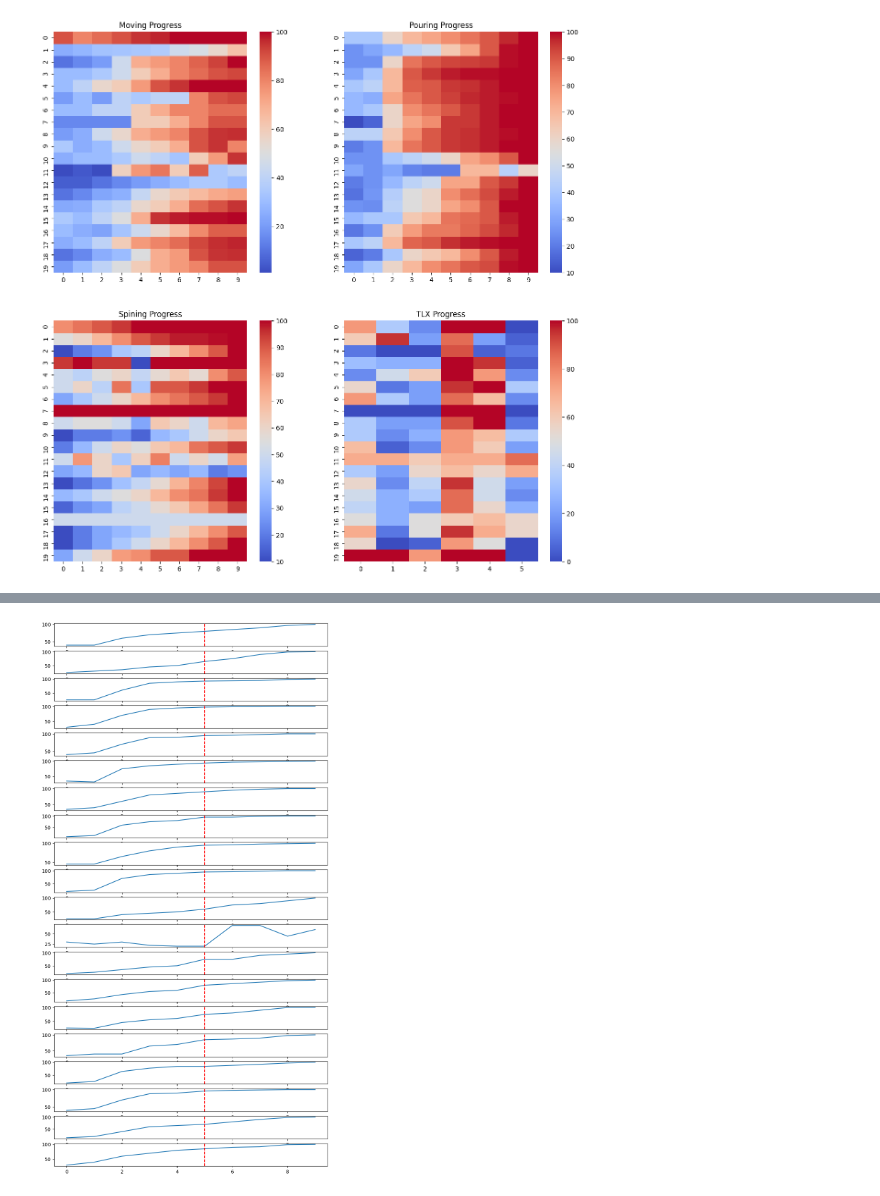
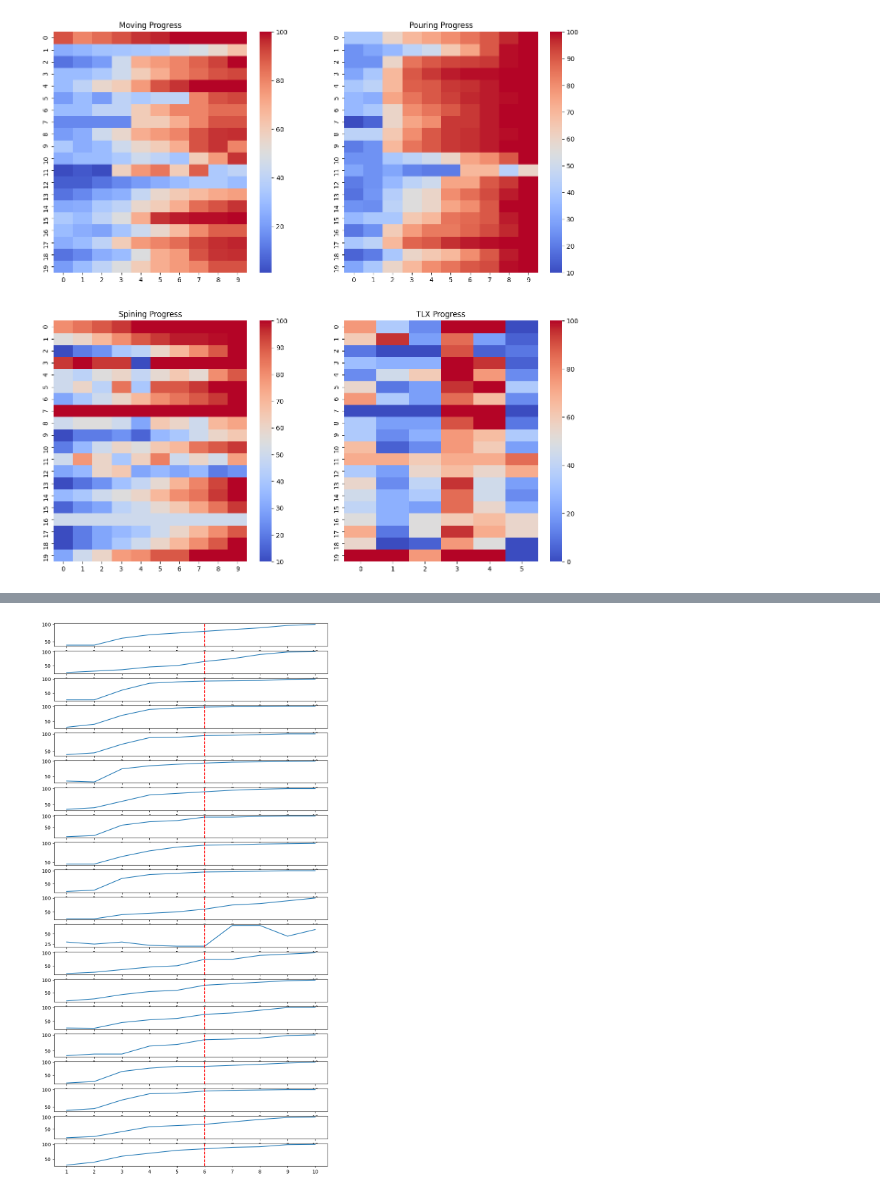
Before and after one commit to HangYu8123/Online_study_website, a Jupyter notebook: data/data_analysis.ipynb, the cells around one changed output, grey strips where cells are left out. Saved outputs shown, nothing was run; the diff lists cells and outputs as text; code cells hidden in the pictures.

```diff
--- a/data/data_analysis.ipynb
+++ b/data/data_analysis.ipynb
@@ -478,34 +580,35 @@ Kendall spining: 0.9545214042184235
 # %%
 import matplotlib.pyplot as plt
 import numpy as np
 import ruptures as rpt
 
 # your 2D data
 data = pouring_pro
 
 n_users = data.shape[0]  # Number of users
 
 # Create a figure with 20 subplots (one for each user)
 fig, axs = plt.subplots(n_users, 1, figsize=(10, 1*n_users))
 
 # Loop over each user's data in the 2D array
 for i in range(n_users):
     # Get the current user's data
     current_data = data[i]
 
     # Define the algorithm
-    algo = rpt.BottomUp(model="l2").fit(current_data)
+    algo = rpt.Pelt(model="l2").fit(current_data)
 
     # Compute the change points
-    breakpoints = algo.predict(pen=10)
-
+    breakpoints = algo.predict(pen=5)
+    axs[i].set_xticks(np.arange(10))
+    axs[i].set_xticklabels(np.arange(1, 11))
     # Plot the data on its subplot
     axs[i].plot(current_data)
     axs[i].axvline(x = breakpoints[:-1], color='red', linestyle='--')
     # Add vertical lines for the breakpoints on its subplot
     # for bp in breakpoints[:-1]:  # the last breakpoint is the end of the data
     #     axs[i].axvline(x=bp, color='red')
 
 plt.show()
 # %% [output]
-[figure, old version]
+[figure, new version]
```
Also changed, not shown: parts of 11 cells of this notebook.
